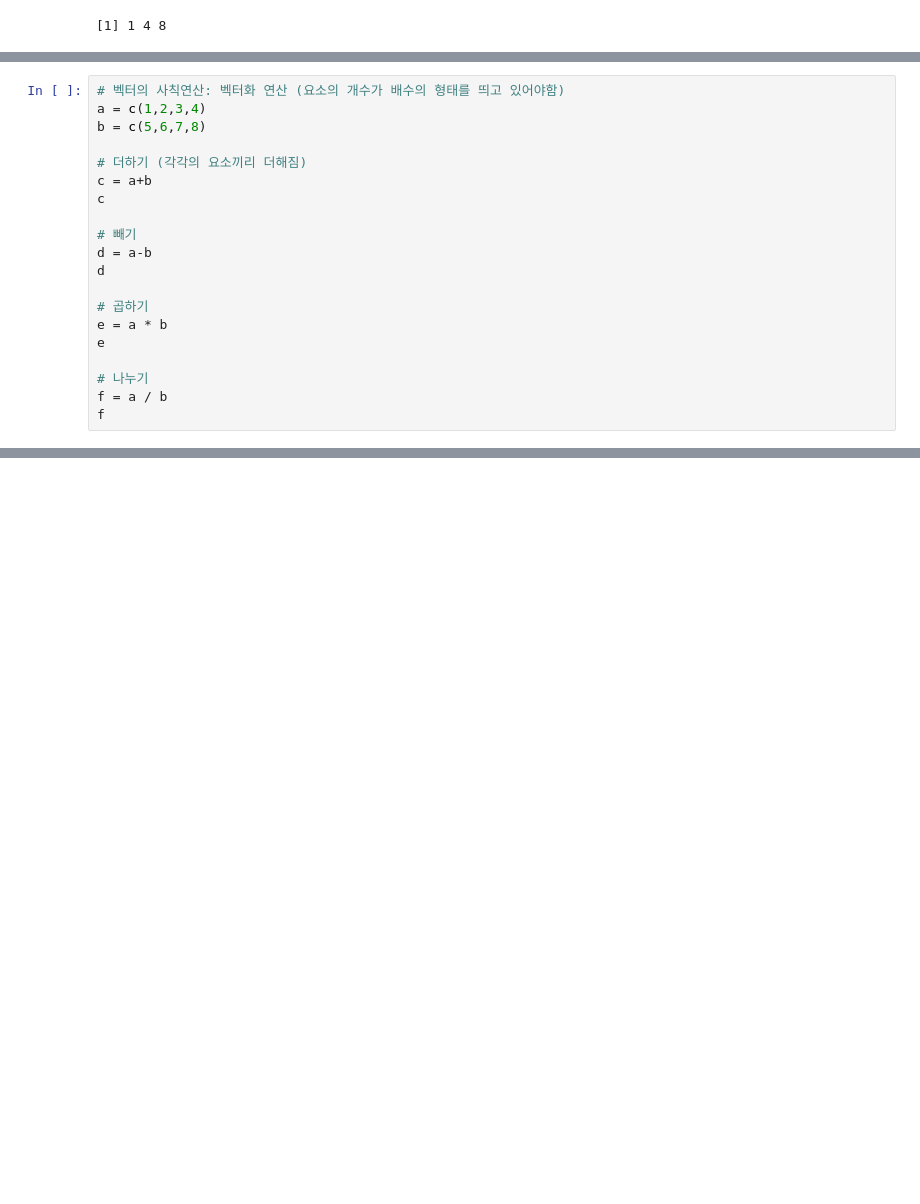
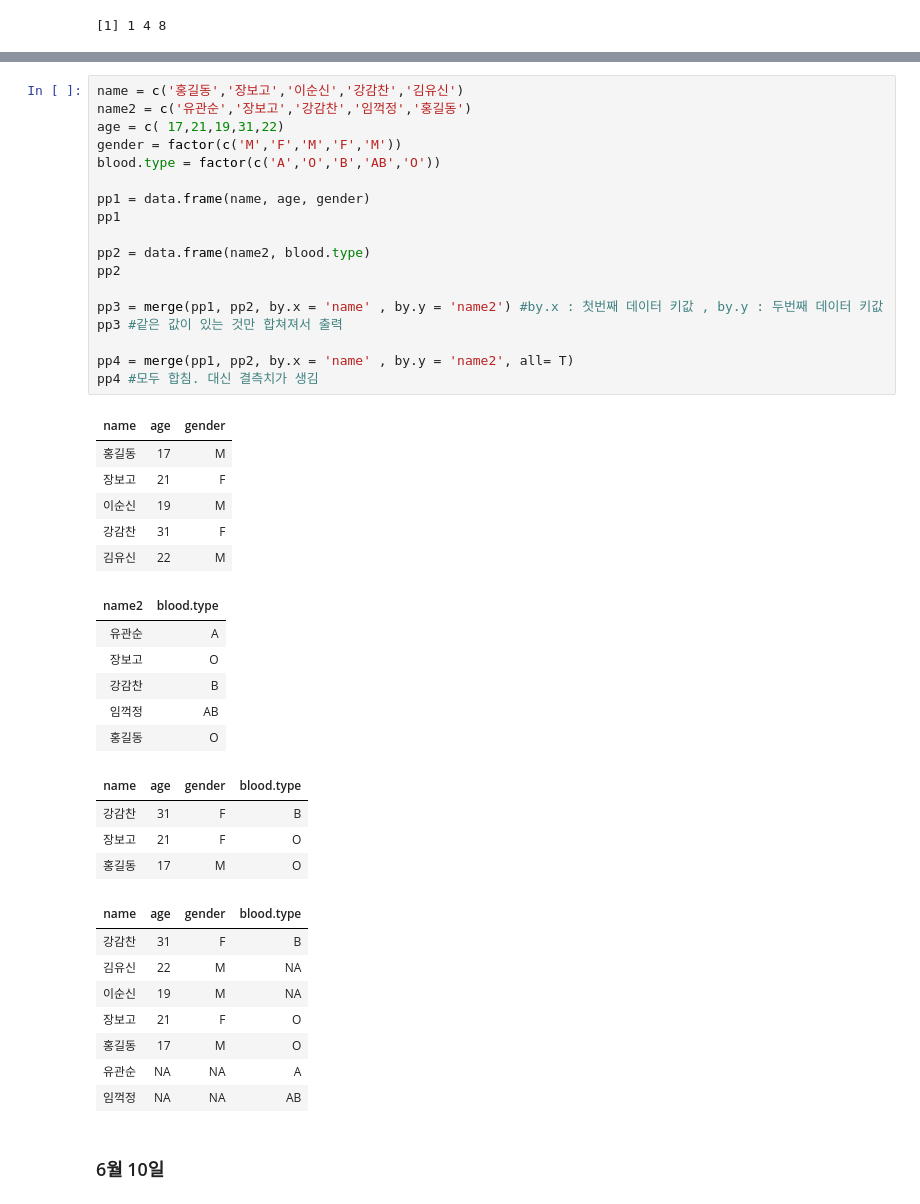
Before and after one commit to jeongmin1229/R_Data, a Jupyter notebook: 02 자료 구조.ipynb, the cells around one changed output, grey strips where cells are left out. Cells and saved outputs as stored; diff of their text form; blank space fills up the shorter version.

```diff
--- a/02 자료 구조.ipynb
+++ b/02 자료 구조.ipynb
@@ -349,20 +184,0 @@ v_str[logical_v] # TRUE 위치에 있는 요소만 추출
-# %%
-# 벡터의 사칙연산: 벡터화 연산 (요소의 개수가 배수의 형태를 띄고 있어야함)
-a = c(1,2,3,4)
-b = c(5,6,7,8)
-
-# 더하기 (각각의 요소끼리 더해짐)
-c = a+b
-c
-
-# 빼기
-d = a-b
-d
-
-# 곱하기
-e = a * b
-e
-
-# 나누기
-f = a / b
-f
@@ -1017,0 +878,45 @@ pp4
+# %%
+name = c('홍길동','장보고','이순신','강감찬','김유신')
+name2 = c('유관순','장보고','강감찬','임꺽정','홍길동')
+age = c( 17,21,19,31,22)
+gender = factor(c('M','F','M','F','M'))
+blood.type = factor(c('A','O','B','AB','O'))
+
+pp1 = data.frame(name, age, gender)
+pp1
+
+pp2 = data.frame(name2, blood.type)
+pp2
+
+pp3 = merge(pp1, pp2, by.x = 'name' , by.y = 'name2') #by.x : 첫번째 데이터 키값 , by.y : 두번째 데이터 키값
+pp3 #같은 값이 있는 것만 합쳐져서 출력
+
+pp4 = merge(pp1, pp2, by.x = 'name' , by.y = 'name2', all= T)
+pp4 #모두 합침. 대신 결측치가 생김
+# %% [output]
+| name | age | gender |
+| 홍길동 | 17 | M |
+| 장보고 | 21 | F |
+| 이순신 | 19 | M |
+| 강감찬 | 31 | F |
+| 김유신 | 22 | M |
+| name2 | blood.type |
+| 유관순 | A |
+| 장보고 | O |
+| 강감찬 | B |
+| 임꺽정 | AB |
+| 홍길동 | O |
+| name | age | gender | blood.type |
+| 강감찬 | 31 | F | B |
+| 장보고 | 21 | F | O |
+| 홍길동 | 17 | M | O |
+| name | age | gender | blood.type |
+| 강감찬 | 31 | F | B |
+| 김유신 | 22 | M | NA |
+| 이순신 | 19 | M | NA |
+| 장보고 | 21 | F | O |
+| 홍길동 | 17 | M | O |
+| 유관순 | NA | NA | A |
+| 임꺽정 | NA | NA | AB |
+# %% [markdown]
+### 6월 10일
```
Also changed, not shown: parts of 213 cells of this notebook, 12 other files.
